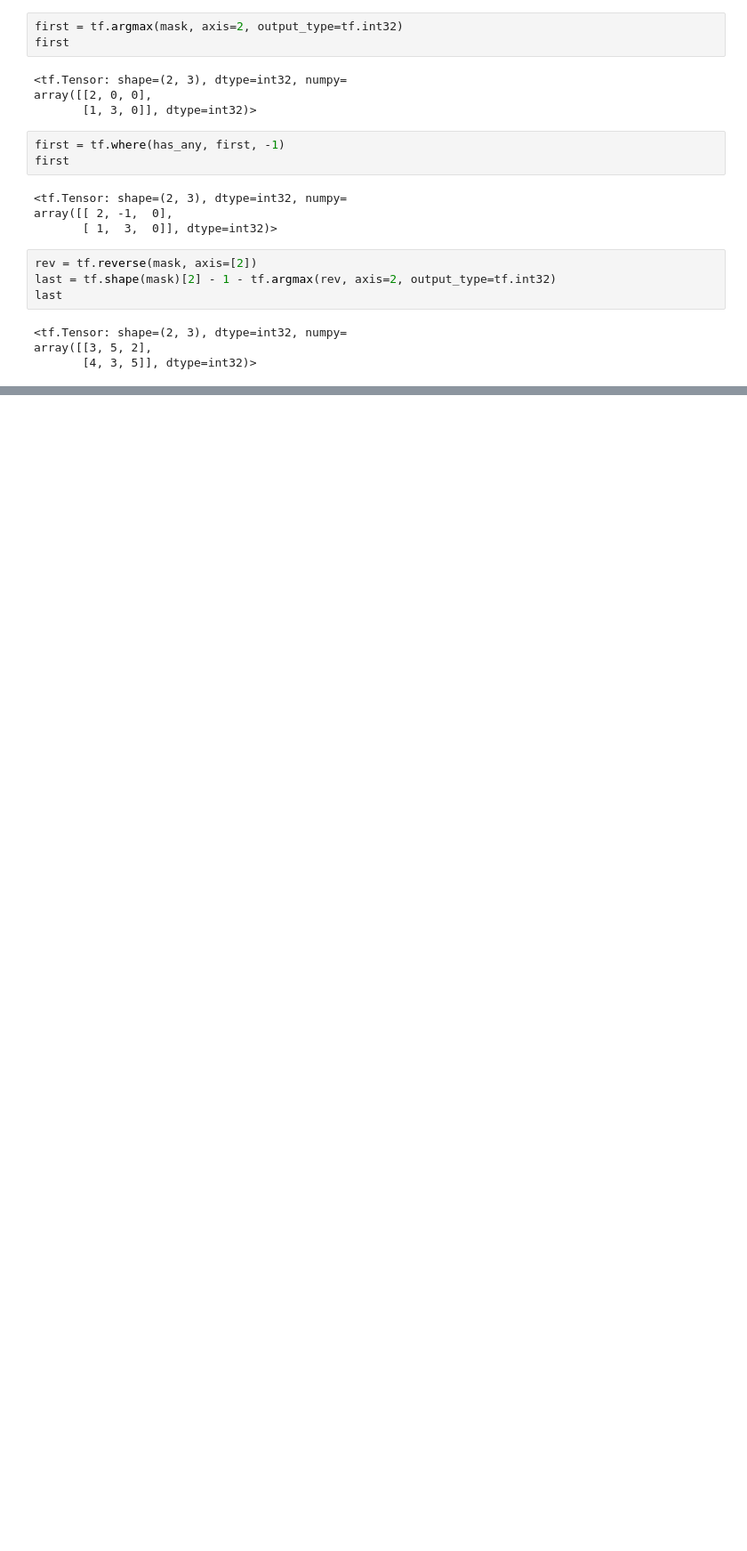
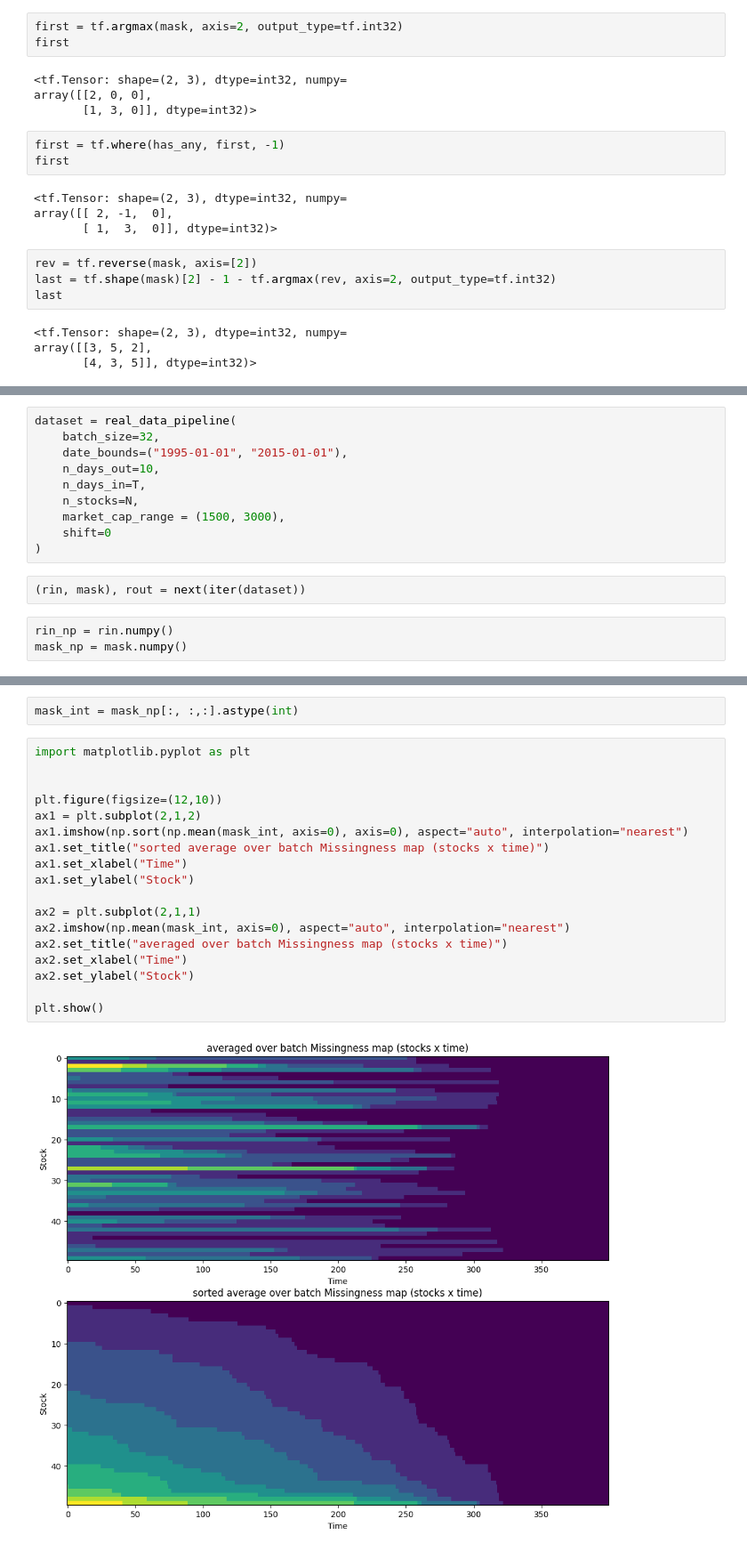
Before and after one commit to Armanddevacc/covariance-cleaning-nn, a Jupyter notebook: test.ipynb, the cells around one changed output, grey strips where cells are left out. Shown at 89% size. Drawn from its saved outputs; the diff is of its cells as text; blank space fills up the shorter version.

Commit message:
focus on real data missingness distribution + increase of training on small q

```diff
--- a/test.ipynb
+++ b/test.ipynb
@@ -639,0 +652,15 @@ array([[3, 5, 2],
+# %%
+dataset = real_data_pipeline(
+    batch_size=32,
+    date_bounds=("1995-01-01", "2015-01-01"),
+    n_days_out=10,
+    n_days_in=T,
+    n_stocks=N,
+    market_cap_range = (1500, 3000),
+    shift=0
+)
+# %%
+(rin, mask), rout = next(iter(dataset))
+# %%
+rin_np = rin.numpy()
+mask_np = mask.numpy()
@@ -639,0 +677,22 @@ array([[3, 5, 2],
+# %%
+mask_int = mask_np[:, :,:].astype(int)
+# %%
+import matplotlib.pyplot as plt
+
+
+plt.figure(figsize=(12,10))
+ax1 = plt.subplot(2,1,2)
+ax1.imshow(np.sort(np.mean(mask_int, axis=0), axis=0), aspect="auto", interpolation="nearest")
+ax1.set_title("sorted average over batch Missingness map (stocks x time)")
+ax1.set_xlabel("Time")
+ax1.set_ylabel("Stock")
+
+ax2 = plt.subplot(2,1,1)
+ax2.imshow(np.mean(mask_int, axis=0), aspect="auto", interpolation="nearest")
+ax2.set_title("averaged over batch Missingness map (stocks x time)")
+ax2.set_xlabel("Time")
+ax2.set_ylabel("Stock")
+
+plt.show()
+# %% [output]
+[figure, added]
```
Also changed, not shown: parts of 10 cells of this notebook, 3 other files.
